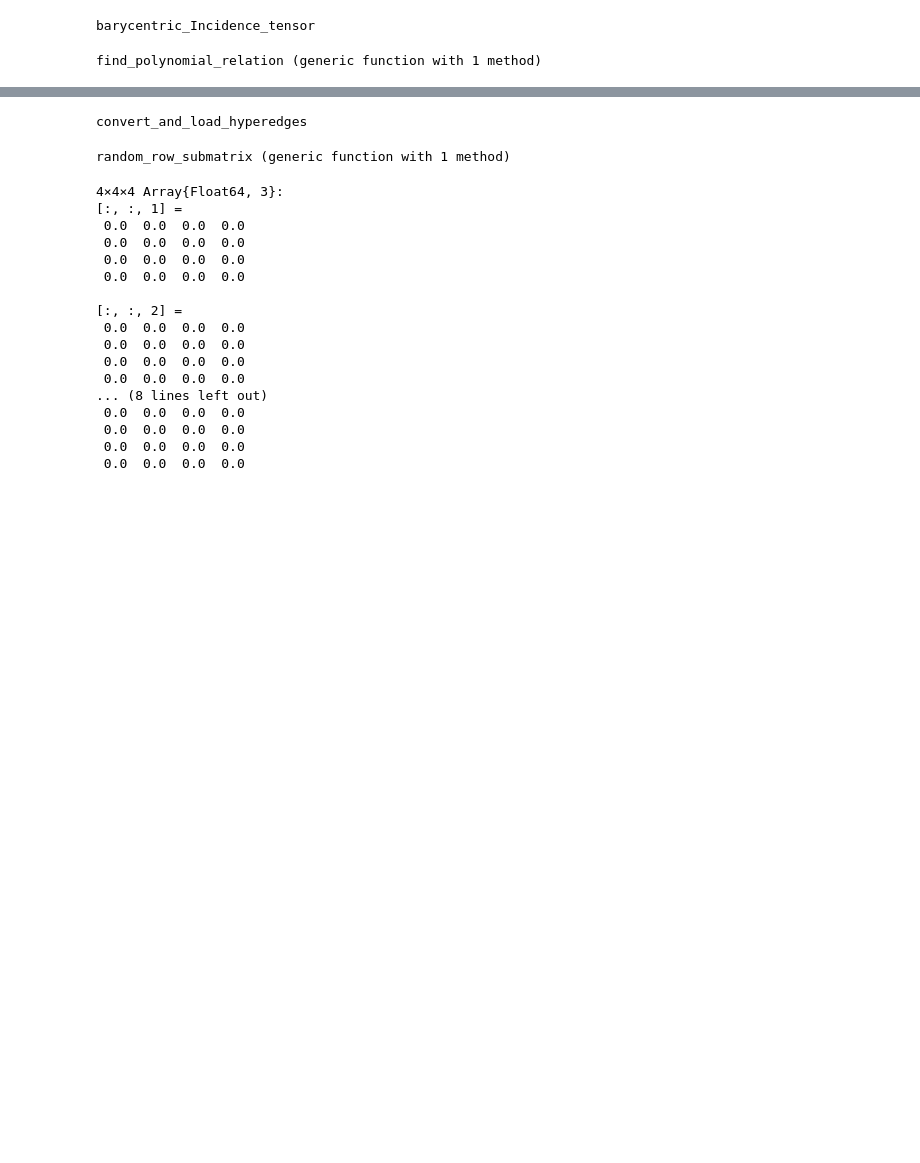
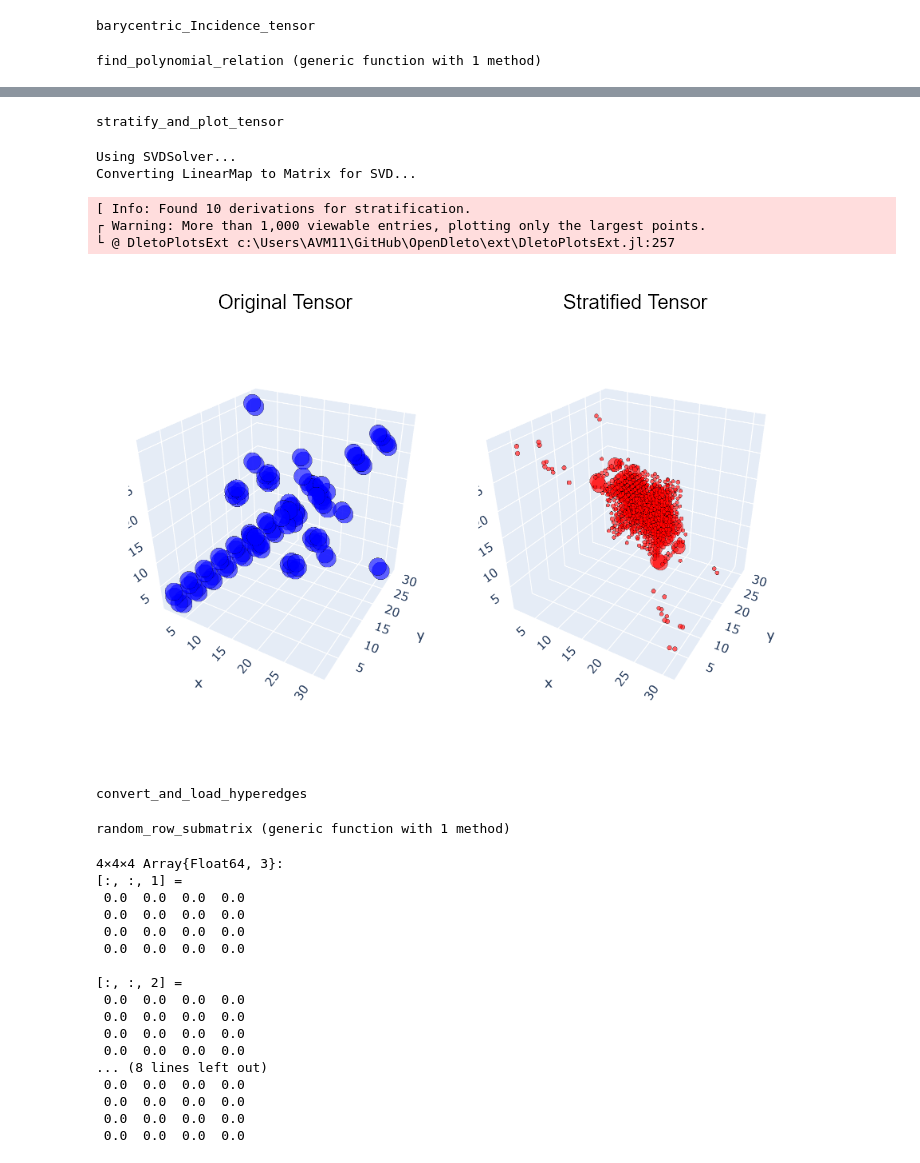
Before and after one commit to thetensor-space/OpenDleto, a Jupyter notebook: labs/Barycentric Polynomial Relation.ipynb, the cells around one changed output, grey strips where cells are left out. Saved outputs shown, nothing was run; the diff lists cells and outputs as text; code cells hidden in the pictures; blank space fills up the shorter version.

```diff
--- a/labs/Barycentric Polynomial Relation.ipynb
+++ b/labs/Barycentric Polynomial Relation.ipynb
@@ -230,0 +362,5 @@ find_polynomial_relation (generic function with 1 method)
+# %%
+test = [[1,2,3],[3,4,5],[5,6,7],[7,8,9],[9,10,11],[11,12,13],[13,14,15], [5,17,18],[5,16,18],[5,16,17],[16,17,18],[10,19,20],[10,19,21],[10,20,21],[19,20,21],[6,21,22],[17,20,22],[15,23,24],[24,25,26],[27,28,29],[1,29,30]]
+incidence = incidence_matrix(test)
+tensor=createTensorFromIncidence3(incidence)
+test_bary= iterated_frobenius3_tensors(tensor)
@@ -231,3 +436,40 @@ find_polynomial_relation (generic function with 1 method)
+# %%
+"""
+    stratify_and_plot_tensor(A::AbstractArray; title="Tensor")
+
+Converts an AbstractArray tensor `A` to an ITensor, stratifies it, and plots both the original and stratified tensors side by side.
+"""
+function stratify_and_plot_tensor(A::AbstractArray; title="Tensor")
+    # Convert AbstractArray to ITensor
+    dims = size(A)
+    inds = [Index(d, "dim$i") for (i, d) in enumerate(dims)]
+    T = ITensor(Float32, inds...)
+    for idx in CartesianIndices(A)
+        T[(inds[i] => idx[i] for i in 1:length(inds))...] = float(A[idx])
+    end
+
+    # Stratify the ITensor
+    T_strat, _ = stratify(T)
+
+    # Plot original and stratified tensors
+    p1 = plot_tensor(T; title="Original $title", color=:blue)
+    p2 = plot_tensor(T_strat; title="Stratified $title", color=:red)
+    Plots.plot(p1, p2; layout=(1,2), size=(800,400))
+end
+
+# Example usage:
+# stratify_and_plot_tensor(your_abstract_array_tensor, title="Your Tensor Name")
+# %% [output]
+stratify_and_plot_tensor
+# %%
+stratify_and_plot_tensor(tensor)
+# %% [output]
+Using SVDSolver...
+Converting LinearMap to Matrix for SVD...
+[ Info: Found 10 derivations for stratification.
+┌ Warning: More than 1,000 viewable entries, plotting only the largest points.
+└ @ DletoPlotsExt c:\Users\AVM11\GitHub\OpenDleto\ext\DletoPlotsExt.jl:257
+[figure, added]
 # %%
 """
     convert_and_load_hyperedges(nverts_file::String, simplices_file::String, output_file::String)
```
Also changed, not shown: parts of 10 cells of this notebook.
